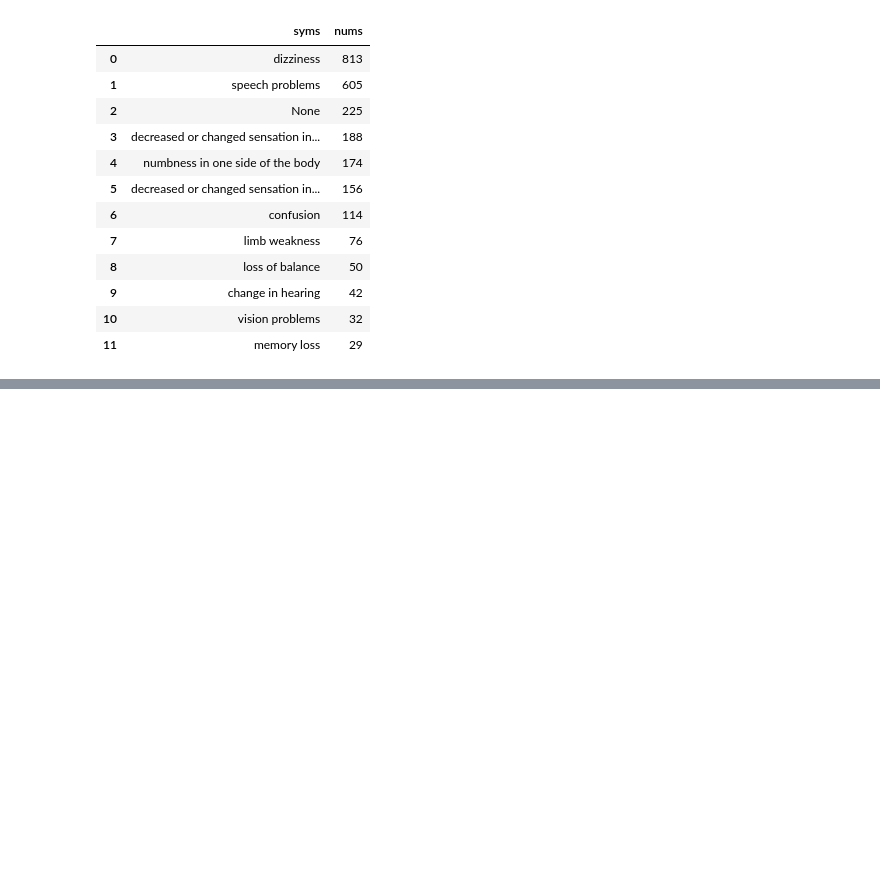
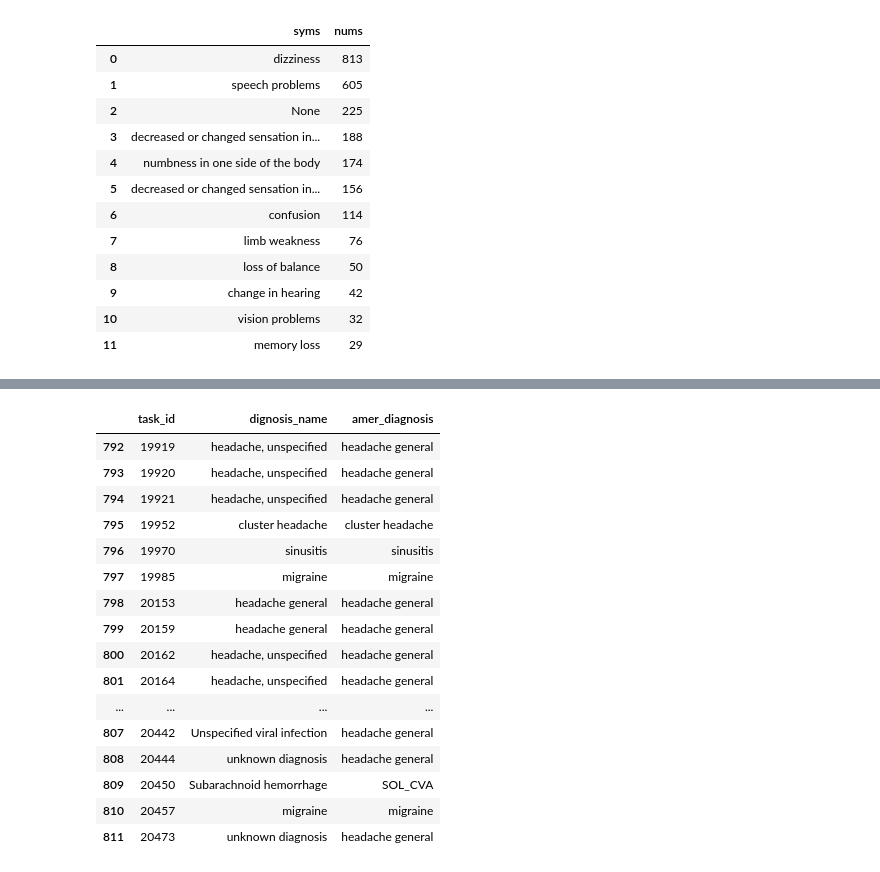
Before and after one commit to skulas/skulas, a Jupyter notebook: ml_python/Other Notebooks/DR Experiments.ipynb, the cells around one changed output, grey strips where cells are left out. Drawn from its saved outputs; the diff is of its cells as text; code cells hidden in the pictures; blank space fills up the shorter version.

Commit message:
Add CSV a new column with reduced mappings

```diff
--- a/ml_python/Other Notebooks/DR Experiments.ipynb
+++ b/ml_python/Other Notebooks/DR Experiments.ipynb
@@ -286,0 +358,5 @@ show(p)
+# %%
+import pandas as pd
+
+csv_df = pd.read_csv('~/tasks_diagnoses.csv')
+display(csv_df)
@@ -286,0 +377,22 @@ show(p)
+# %%
+csv_df['amer_diagnosis'] = csv_df['dignosis_name'].fillna('Nan').str.replace('\t', '').apply(lambda x: tagger_diagnosis_mapping[x] if tagger_diagnosis_mapping.get(x) else x)
+# %%
+display(csv_df.tail(20))
+# %% [output]
+|  | task_id | dignosis_name | amer_diagnosis |
+| 792 | 19919 | headache, unspecified | headache general |
+| 793 | 19920 | headache, unspecified | headache general |
+| 794 | 19921 | headache, unspecified | headache general |
+| 795 | 19952 | cluster headache | cluster headache |
+| 796 | 19970 | sinusitis | sinusitis |
+| 797 | 19985 | migraine | migraine |
+| 798 | 20153 | headache general | headache general |
+| 799 | 20159 | headache general | headache general |
+| 800 | 20162 | headache, unspecified | headache general |
+| 801 | 20164 | headache, unspecified | headache general |
+| ... | ... | ... | ... |
+| 807 | 20442 | Unspecified viral infection | headache general |
+| 808 | 20444 | unknown diagnosis | headache general |
+| 809 | 20450 | Subarachnoid hemorrhage | SOL_CVA |
+| 810 | 20457 | migraine | migraine |
+| 811 | 20473 | unknown diagnosis | headache general |
```
Also changed, not shown: parts of 6 cells of this notebook.
